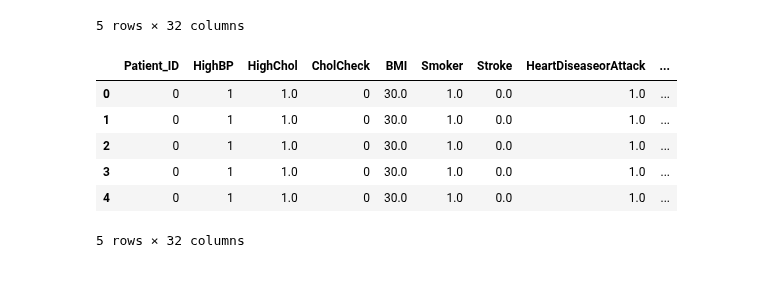
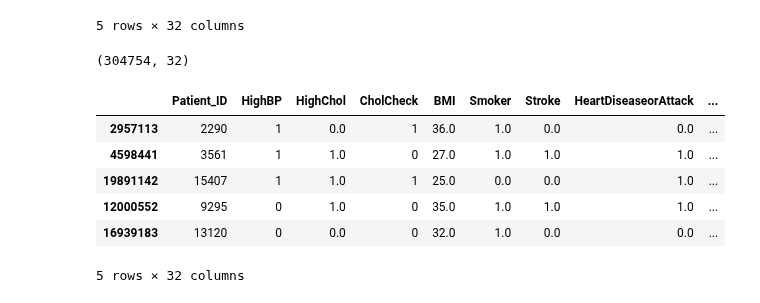
Before and after one commit to lvandine44/MADS-Capstone, a Jupyter notebook: 4-Modeling and Results.ipynb, the cells around one changed output. Saved outputs shown, nothing was run; the diff lists cells and outputs as text; code cells hidden in the pictures.

Commit message:
stratified sampling

```diff
--- a/4-Modeling and Results.ipynb
+++ b/4-Modeling and Results.ipynb
@@ -282,17 +283,3 @@ top_foods_recs.head()
 | 3 | 0 | 1 | 1.0 | 0 | 30.0 | 1.0 | 0.0 | 1.0 | ... |
 | 4 | 0 | 1 | 1.0 | 0 | 30.0 | 1.0 | 0.0 | 1.0 | ... |
 5 rows × 32 columns
-# %%
-# Combine all food recommendations
-final_recs = pd.concat([menu_recs_df, individual_food_recs_df], ignore_index=True)
-
-# Display the result
-final_recs.head()
-# %% [output]
-|  | Patient_ID | HighBP | HighChol | CholCheck | BMI | Smoker | Stroke | HeartDiseaseorAttack | ... |
-| 0 | 0 | 1 | 1.0 | 0 | 30.0 | 1.0 | 0.0 | 1.0 | ... |
-| 1 | 0 | 1 | 1.0 | 0 | 30.0 | 1.0 | 0.0 | 1.0 | ... |
-| 2 | 0 | 1 | 1.0 | 0 | 30.0 | 1.0 | 0.0 | 1.0 | ... |
-| 3 | 0 | 1 | 1.0 | 0 | 30.0 | 1.0 | 0.0 | 1.0 | ... |
-| 4 | 0 | 1 | 1.0 | 0 | 30.0 | 1.0 | 0.0 | 1.0 | ... |
-5 rows × 32 columns
@@ -310,0 +286,22 @@ with zipfile.ZipFile(zip_file_path, 'w', zipfile.ZIP_DEFLATED) as zipf:
+# %%
+# Stratify Menu Recommendation Data
+
+# Perform stratified sampling
+_, menu_recs_samp = train_test_split(
+    menu_recs_df,
+    test_size=0.01,
+    stratify=menu_recs_df['Patient_ID'],
+    random_state=42)
+
+# Print sample head
+print(menu_recs_samp.shape)
+menu_recs_samp.head()
+# %% [output]
+(304754, 32)
+|  | Patient_ID | HighBP | HighChol | CholCheck | BMI | Smoker | Stroke | HeartDiseaseorAttack | ... |
+| 2957113 | 2290 | 1 | 0.0 | 1 | 36.0 | 1.0 | 0.0 | 0.0 | ... |
+| 4598441 | 3561 | 1 | 1.0 | 0 | 27.0 | 1.0 | 1.0 | 1.0 | ... |
+| 19891142 | 15407 | 1 | 1.0 | 1 | 25.0 | 0.0 | 0.0 | 1.0 | ... |
+| 12000552 | 9295 | 0 | 1.0 | 0 | 35.0 | 1.0 | 1.0 | 1.0 | ... |
+| 16939183 | 13120 | 0 | 0.0 | 0 | 32.0 | 1.0 | 0.0 | 0.0 | ... |
+5 rows × 32 columns
```
Also changed, not shown: parts of 4 cells of this notebook, 2 other files.
